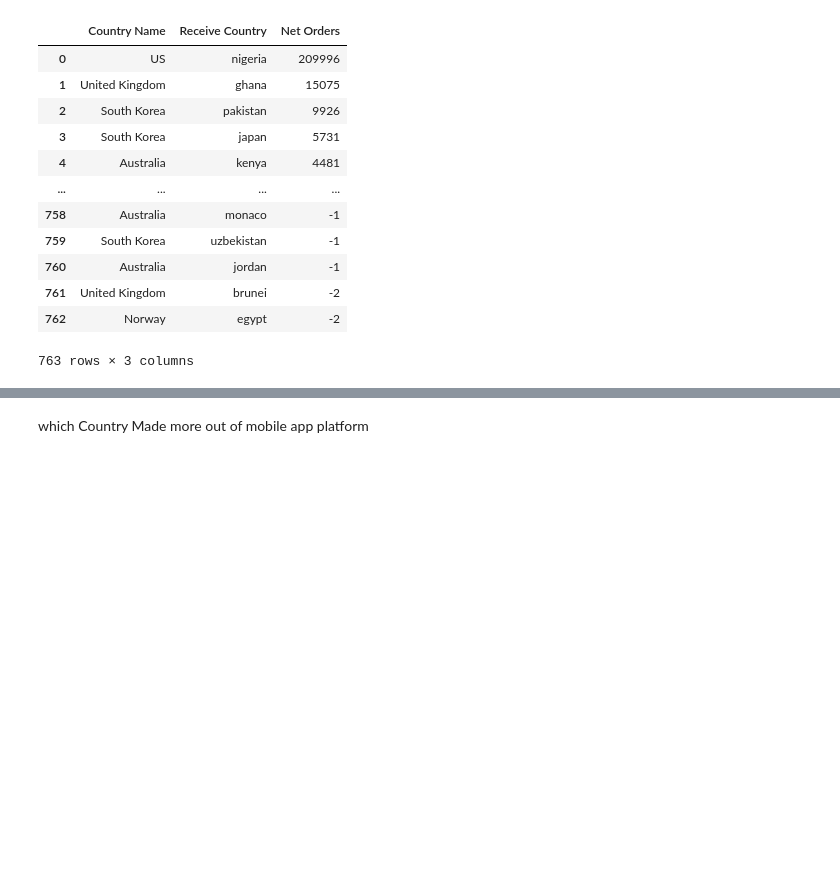
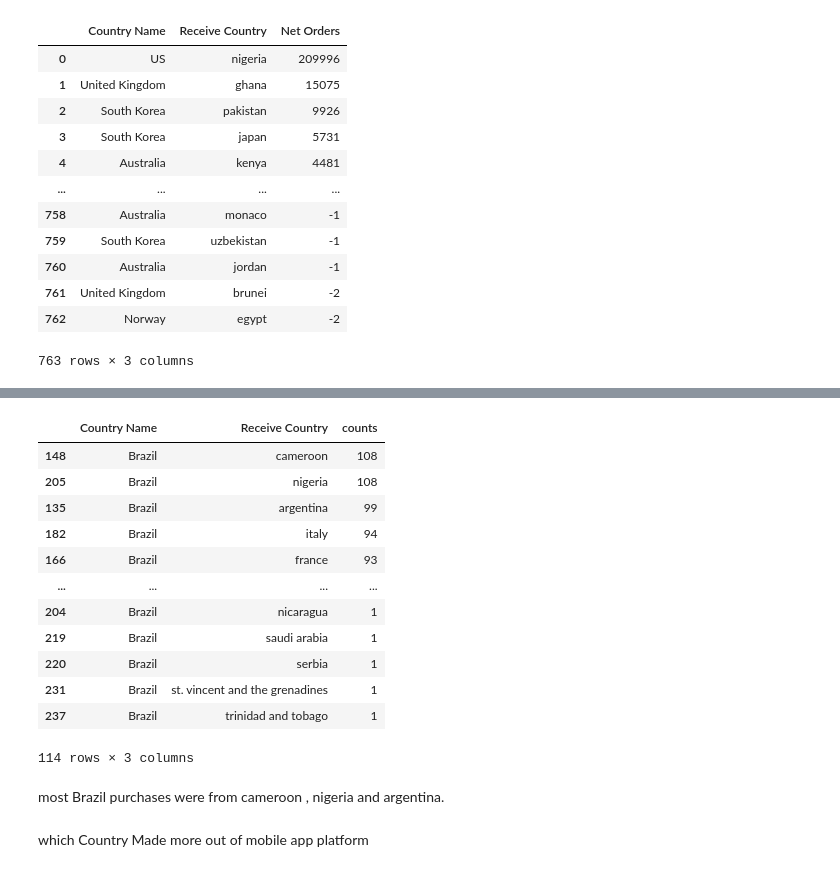
Before and after one commit to joluoch/Avon, a Jupyter notebook: avon.ipynb, the cells around one changed output, grey strips where cells are left out. Drawn from its saved outputs; the diff is of its cells as text; code cells hidden in the pictures; blank space fills up the shorter version.

```diff
--- a/avon.ipynb
+++ b/avon.ipynb
@@ -476,3 +493,22 @@ Which countries are ordering from brazil
+# %%
+df_country_rc = df_country_rc[df_country_rc["Country Name"].isin(['Brazil'])]
+df_country_rc
+# %% [output]
+|  | Country Name | Receive Country | counts |
+| 148 | Brazil | cameroon | 108 |
+| 205 | Brazil | nigeria | 108 |
+| 135 | Brazil | argentina | 99 |
+| 182 | Brazil | italy | 94 |
+| 166 | Brazil | france | 93 |
+| ... | ... | ... | ... |
+| 204 | Brazil | nicaragua | 1 |
+| 219 | Brazil | saudi arabia | 1 |
+| 220 | Brazil | serbia | 1 |
+| 231 | Brazil | st. vincent and the grenadines | 1 |
+| 237 | Brazil | trinidad and tobago | 1 |
+114 rows × 3 columns
+# %% [markdown]
+most Brazil purchases were from cameroon , nigeria and argentina.
 # %% [markdown]
 which Country Made more out of mobile app platform
 # %%
```
Also changed, not shown: parts of 23 cells of this notebook.
